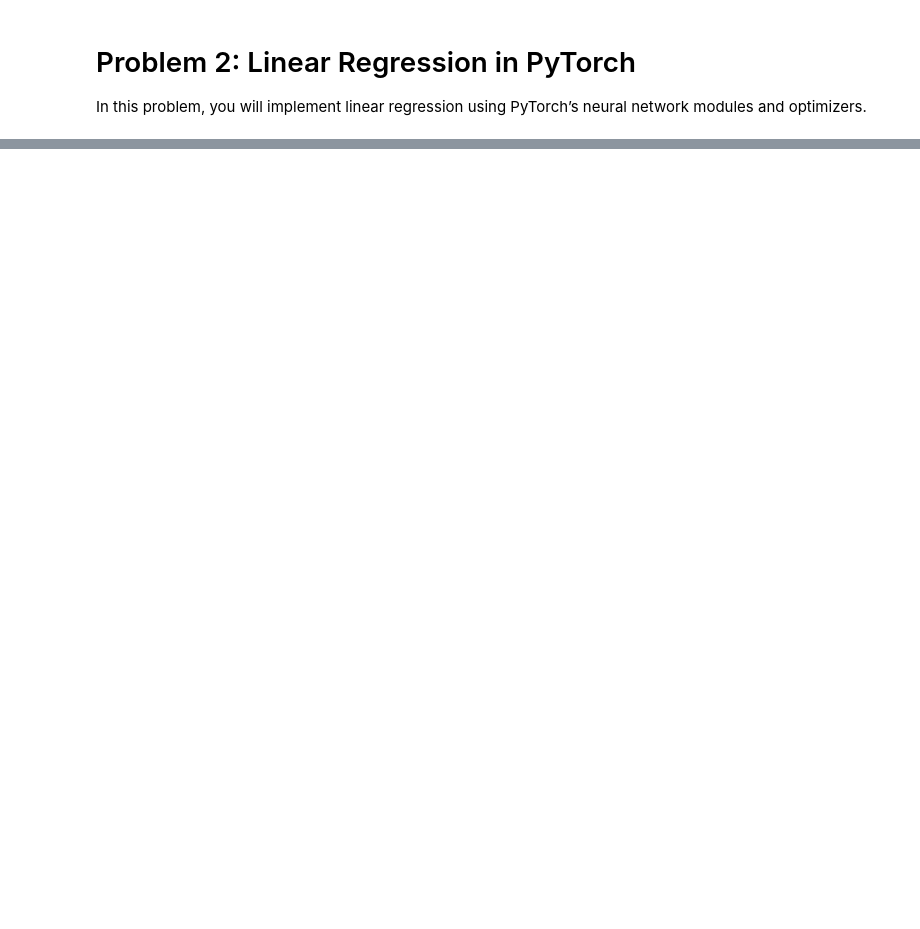
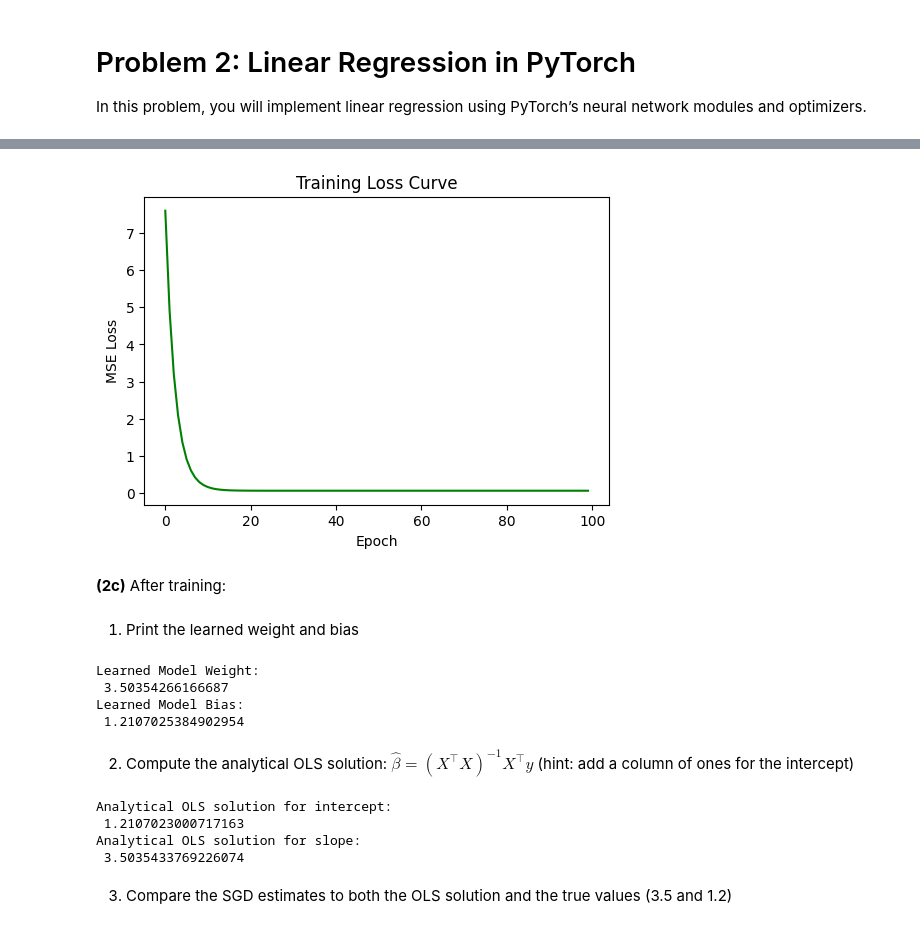
Before and after one commit to yfoxgit/ML-in-Economics, a Jupyter notebook: problemSets/d200_ps1_A2.ipynb, the cells around one changed output, grey strips where cells are left out. Saved outputs shown, nothing was run; the diff lists cells and outputs as text; code cells hidden in the pictures; blank space fills up the shorter version.

```diff
--- a/problemSets/d200_ps1_A2.ipynb
+++ b/problemSets/d200_ps1_A2.ipynb
@@ -150,0 +234,62 @@ y = true_weight * X + true_bias + 0.3 * torch.randn(n_samples, 1)
+# %%
+# 2.b
+torch.set_rng_state(rng_state) # to manage reproducibility
+
+# Define loss function, optimizer and number of epochs
+loss_func = nn.MSELoss()
+optimizer = optim.SGD(model.parameters(), lr=0.1)
+n_epochs = 100
+
+# training loop for 100 epochs
+losses = []
+
+for epoch in range(n_epochs):
+    pred = model(X)  # 1. Forward pass
+    loss = loss_func(pred, y)  # 2. Compute loss
+    optimizer.zero_grad()  # 3. Zero gradients
+    loss.backward()  # Backward pass
+    optimizer.step()  # Update parameters
+
+    losses.append(loss.item())
+# %%
+# plotting the loss curve
+plt.figure(figsize=(6, 4))
+plt.plot(losses, color='green')
+plt.xlabel('Epoch')
+plt.ylabel('MSE Loss')
+plt.title('Training Loss Curve')
+plt.show()
+# %% [output]
+[figure, added]
+# %% [markdown]
+**(2c)** After training:
+# %% [markdown]
+1.  Print the learned weight and bias
+# %%
+# 2.c.1
+print(f'Learned Model Weight: \n {model.weight.item()}')
+print(f'Learned Model Bias: \n {model.bias.item()}')
+# %% [output]
+Learned Model Weight:
+ 3.50354266166687
+Learned Model Bias:
+ 1.2107025384902954
+# %% [markdown]
+2.  Compute the analytical OLS solution:
+    $\hat{\beta} = (X^\top X)^{-1} X^\top y$ (hint: add a column of ones
+    for the intercept)
+# %%
+# 2.c.2
+intercept_column = torch.ones(X.size())
+X2 = torch.cat([intercept_column, X], dim=1)
+beta_hat = torch.inverse((X2.T) @ (X2)) @ X2.T @ y
+print(f'Analytical OLS solution for intercept: \n {beta_hat[0, 0].item()}')
+print(f'Analytical OLS solution for slope: \n {beta_hat[1, 0].item()}')
+# %% [output]
+Analytical OLS solution for intercept:
+ 1.2107023000717163
+Analytical OLS solution for slope:
+ 3.5035433769226074
+# %% [markdown]
+3.  Compare the SGD estimates to both the OLS solution and the true
+    values (3.5 and 1.2)
```
Also changed, not shown: parts of 38 cells of this notebook, 8 other files.
